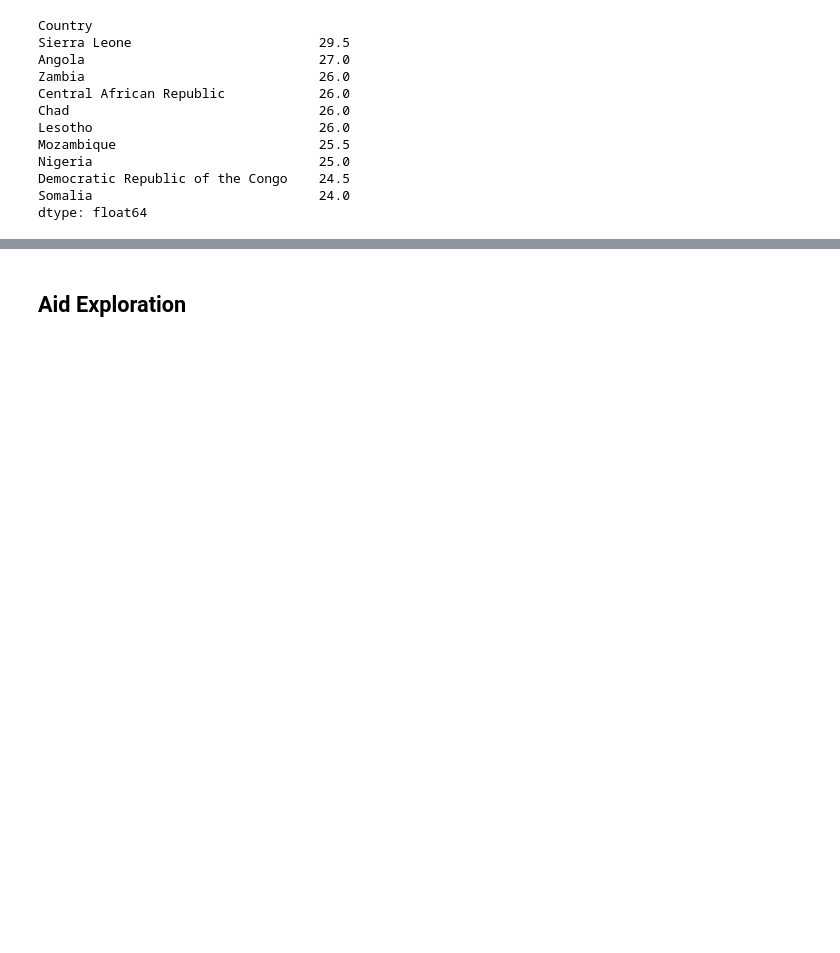
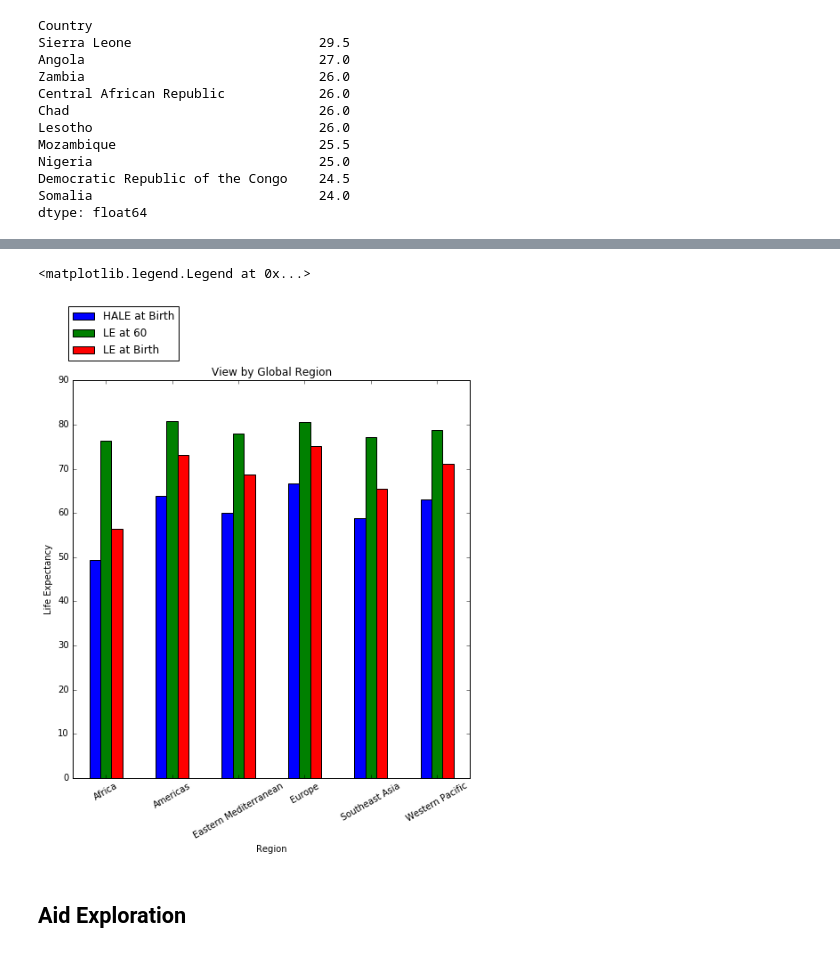
Before and after one commit to brychung/hello-world, a Jupyter notebook: AndreaDominicSarah/project/Lab Notebook SK AP DD.ipynb, the cells around one changed output, grey strips where cells are left out. Cells and saved outputs as stored; diff of their text form; code cells hidden in the pictures; blank space fills up the shorter version.

```diff
--- a/AndreaDominicSarah/project/Lab Notebook SK AP DD.ipynb
+++ b/AndreaDominicSarah/project/Lab Notebook SK AP DD.ipynb
@@ -438,3 +476,12 @@ dtype: float64
+# %%
+# look at spread by global region
+df_le_clean.groupby('Region')[['HALEatBirth', 'LEat60-Adj', 'LEatBirth']].mean().plot(kind = 'bar', figsize = (8,8), rot=30)
+pyplot.title ("View by Global Region")
+pyplot.ylabel("Life Expectancy")
+pyplot.legend(["HALE at Birth", 'LE at 60', 'LE at Birth'], bbox_to_anchor=(.28, 1.2))
+# %% [output]
+<matplotlib.legend.Legend at 0x...>
+[figure, added]
 # %% [markdown]
 ## Aid Exploration
 # %%
```
Also changed, not shown: parts of 31 cells of this notebook.
